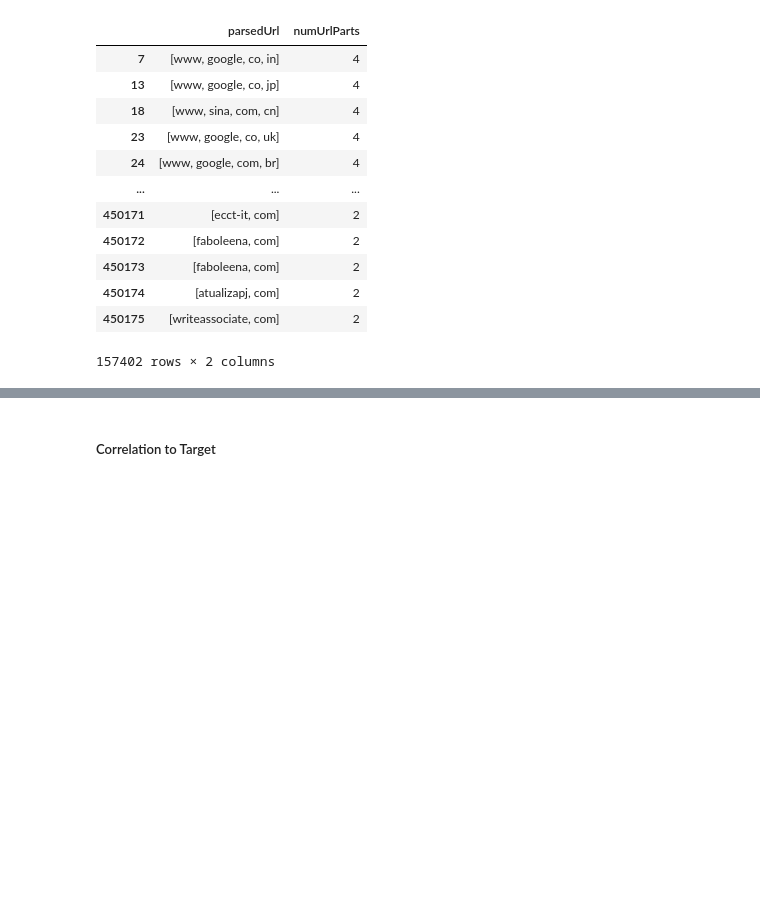
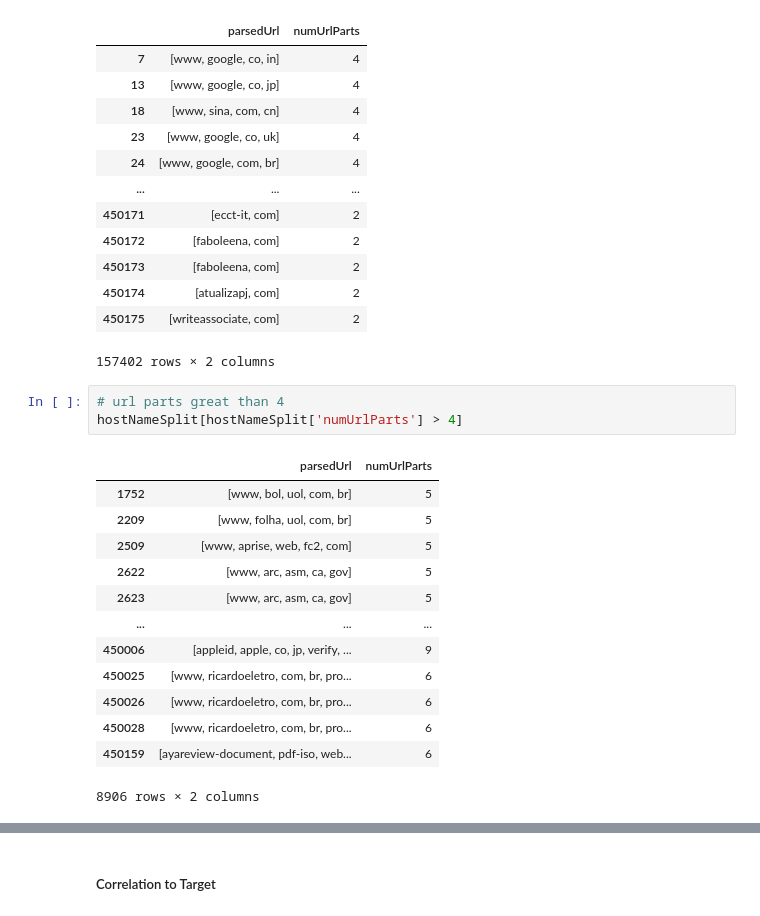
Before and after one commit to mdgarber/DetectPhishURL, a Jupyter notebook: DetectPhishURL/notebooks/detectPhishUrl.ipynb, the cells around one changed output, grey strips where cells are left out. Saved outputs shown, nothing was run; the diff lists cells and outputs as text; blank space fills up the shorter version.

```diff
--- a/DetectPhishURL/notebooks/detectPhishUrl.ipynb
+++ b/DetectPhishURL/notebooks/detectPhishUrl.ipynb
@@ -354,3 +369,20 @@ hostNameSplit[hostNameSplit['numUrlParts'] != 3]
 | 450174 | [atualizapj, com] | 2 |
 | 450175 | [writeassociate, com] | 2 |
 157402 rows × 2 columns
+# %%
+# url parts great than 4
+hostNameSplit[hostNameSplit['numUrlParts'] > 4]
+# %% [output]
+|  | parsedUrl | numUrlParts |
+| 1752 | [www, bol, uol, com, br] | 5 |
+| 2209 | [www, folha, uol, com, br] | 5 |
+| 2509 | [www, aprise, web, fc2, com] | 5 |
+| 2622 | [www, arc, asm, ca, gov] | 5 |
+| 2623 | [www, arc, asm, ca, gov] | 5 |
+| ... | ... | ... |
+| 450006 | [appleid, apple, co, jp, verify, ... | 9 |
+| 450025 | [www, ricardoeletro, com, br, pro... | 6 |
+| 450026 | [www, ricardoeletro, com, br, pro... | 6 |
+| 450028 | [www, ricardoeletro, com, br, pro... | 6 |
+| 450159 | [ayareview-document, pdf-iso, web... | 6 |
+8906 rows × 2 columns
```
Also changed, not shown: parts of 8 cells of this notebook.
